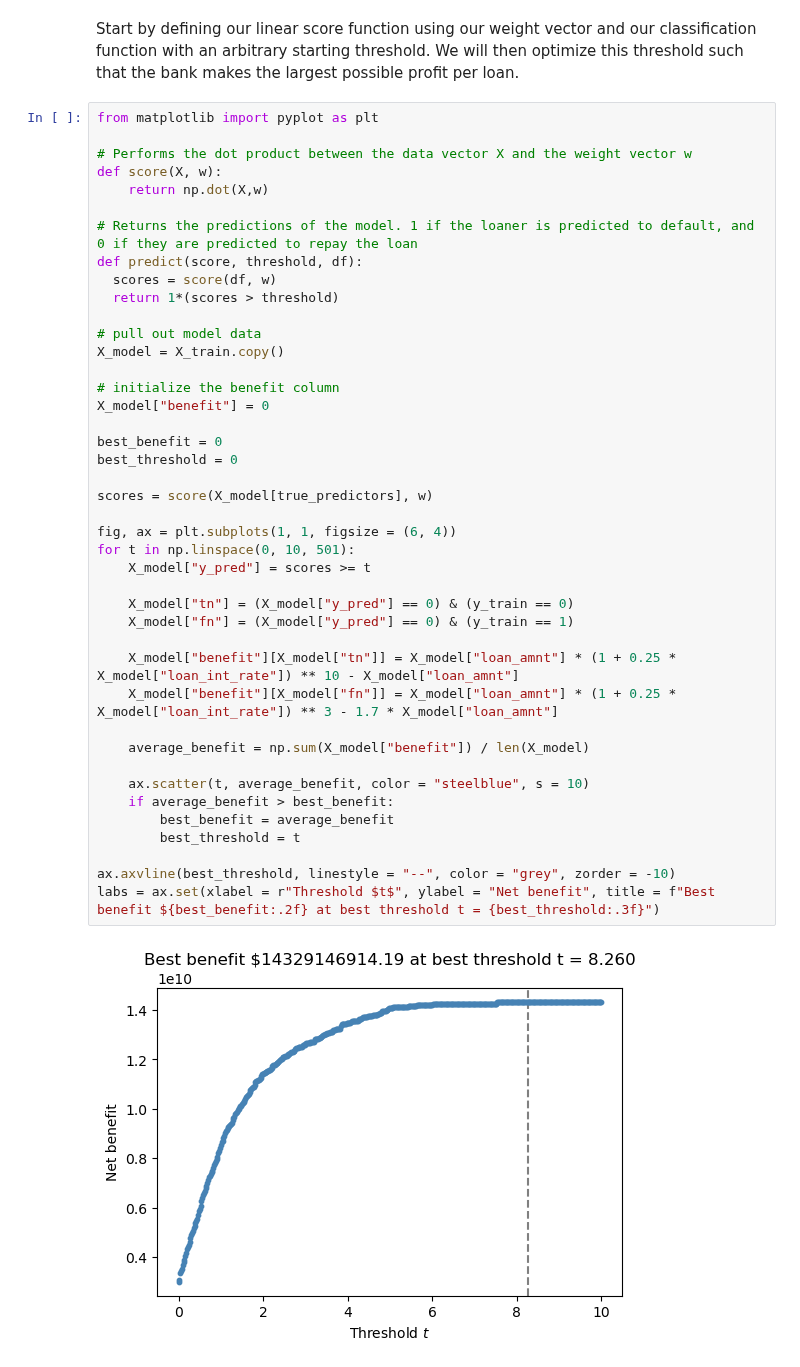
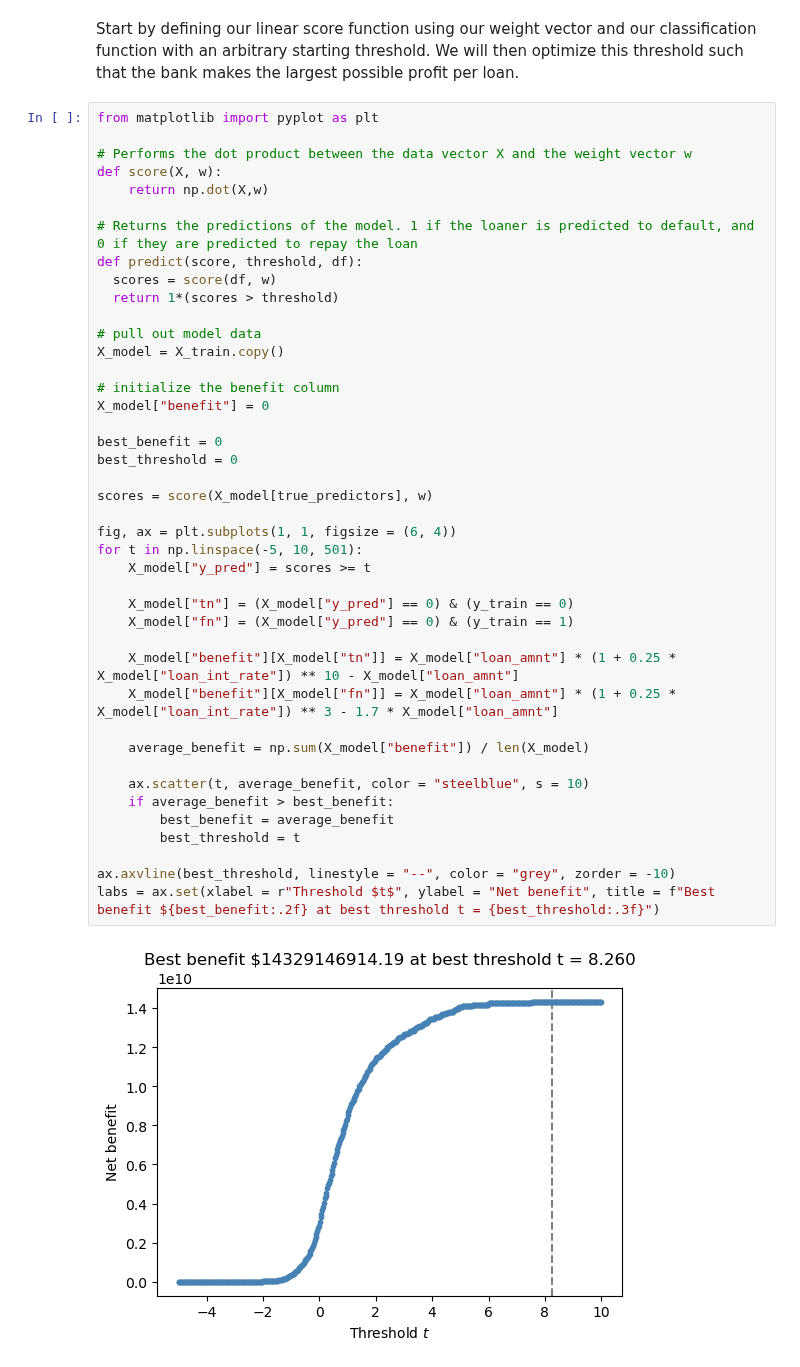
Before and after one commit to Nibsquatch/Nibsquatch.github.io, a Jupyter notebook: posts/Blog 2/index.ipynb, the cells around one changed output. Drawn from its saved outputs; the diff is of its cells as text.

```diff
--- a/posts/Blog 2/index.ipynb
+++ b/posts/Blog 2/index.ipynb
@@ -256,32 +256,32 @@ def predict(score, threshold, df):
 # pull out model data
 X_model = X_train.copy()
 
 # initialize the benefit column
 X_model["benefit"] = 0
 
 best_benefit = 0
 best_threshold = 0
 
 scores = score(X_model[true_predictors], w)
 
 fig, ax = plt.subplots(1, 1, figsize = (6, 4))
-for t in np.linspace(0, 10, 501):
+for t in np.linspace(-5, 10, 501):
     X_model["y_pred"] = scores >= t
 
     X_model["tn"] = (X_model["y_pred"] == 0) & (y_train == 0)
     X_model["fn"] = (X_model["y_pred"] == 0) & (y_train == 1)
 
     X_model["benefit"][X_model["tn"]] = X_model["loan_amnt"] * (1 + 0.25 * X_model["loan_int_rate"]) ** 10 - X_model["loan_amnt"]
     X_model["benefit"][X_model["fn"]] = X_model["loan_amnt"] * (1 + 0.25 * X_model["loan_int_rate"]) ** 3 - 1.7 * X_model["loan_amnt"]
 
     average_benefit = np.sum(X_model["benefit"]) / len(X_model)
 
     ax.scatter(t, average_benefit, color = "steelblue", s = 10)
     if average_benefit > best_benefit:
         best_benefit = average_benefit
         best_threshold = t
 
 ax.axvline(best_threshold, linestyle = "--", color = "grey", zorder = -10)
 labs = ax.set(xlabel = r"Threshold $t$", ylabel = "Net benefit", title = f"Best benefit ${best_benefit:.2f} at best threshold t = {best_threshold:.3f}")
 # %% [output]
-[figure, old version]
+[figure, new version]
```
Also changed, not shown: parts of 3 cells of this notebook, 4 other files.
